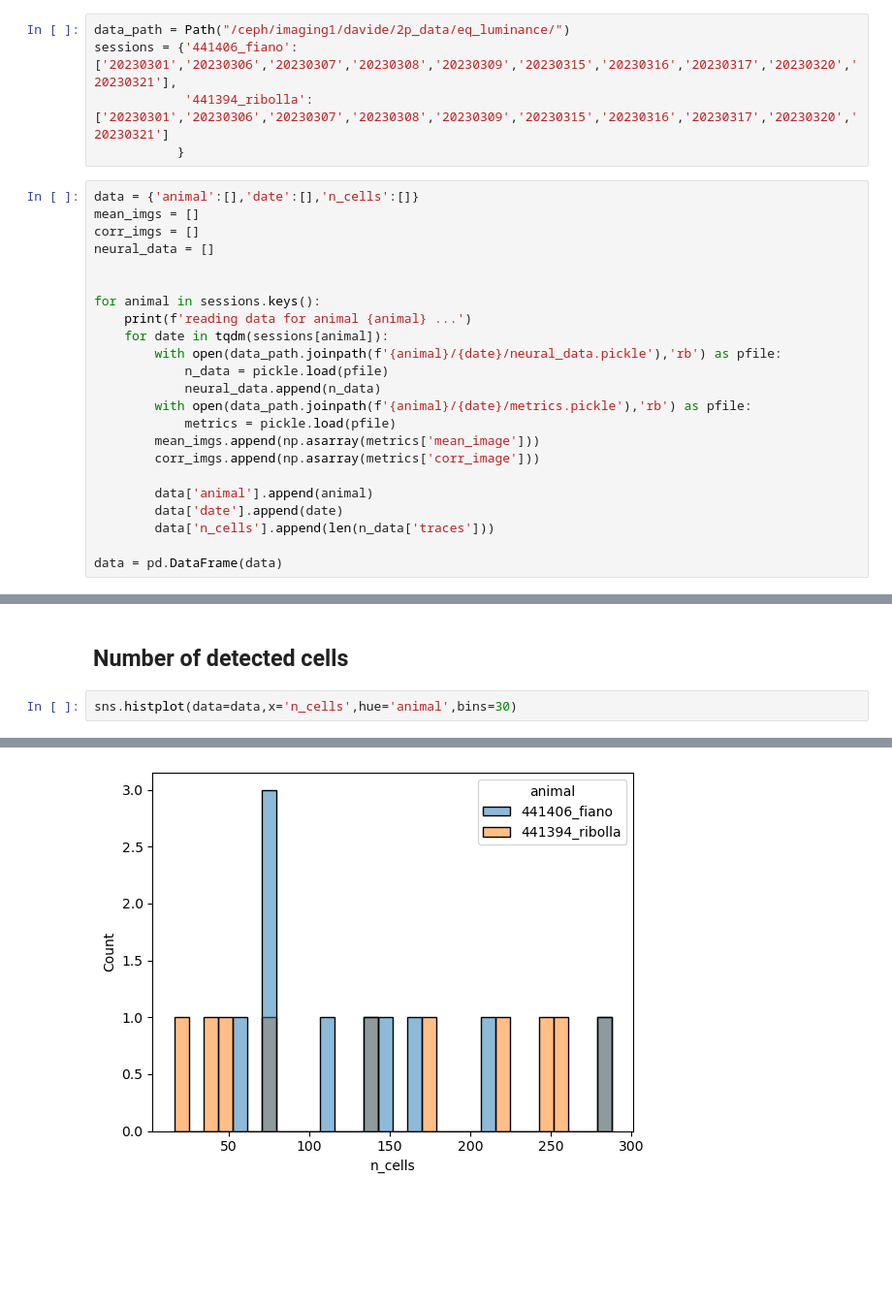
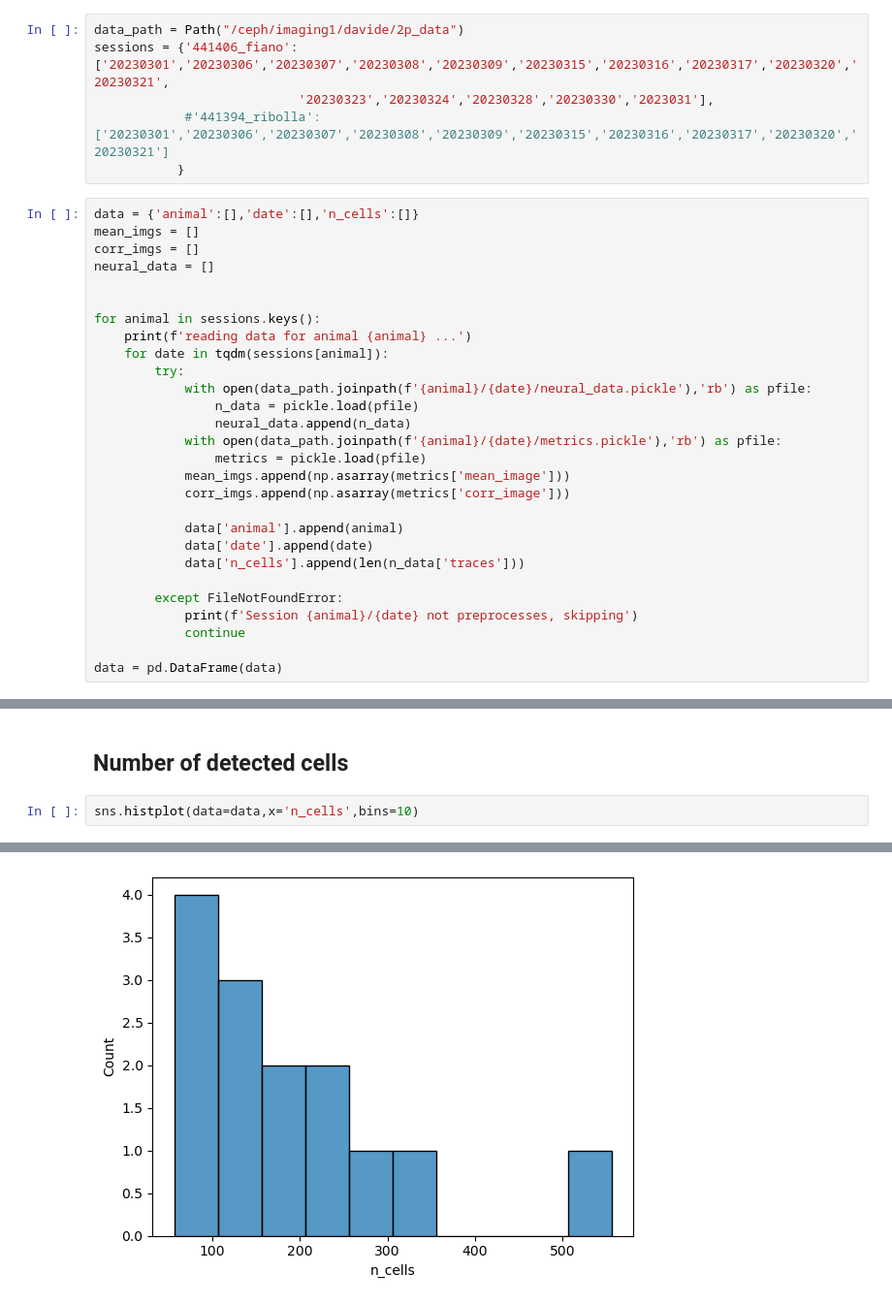
Before and after one commit to NeuroNetMem/pipeline_2p, a Jupyter notebook: batch_overview.ipynb, the cells around one changed output, grey strips where cells are left out. Shown at 97% size. Saved outputs shown, nothing was run; the diff lists cells and outputs as text; blank space fills up the shorter version.

```diff
--- a/batch_overview.ipynb
+++ b/batch_overview.ipynb
@@ -15,9 +15,10 @@ This notebook reads the results from a batch of preprocessed session and display
 # %% [markdown]
 ## Load data
 # %%
-data_path = Path("/ceph/imaging1/davide/2p_data/eq_luminance/")
-sessions = {'441406_fiano':['20230301','20230306','20230307','20230308','20230309','20230315','20230316','20230317','20230320','20230321'],
-            '441394_ribolla':['20230301','20230306','20230307','20230308','20230309','20230315','20230316','20230317','20230320','20230321']
+data_path = Path("/ceph/imaging1/davide/2p_data")
+sessions = {'441406_fiano':['20230301','20230306','20230307','20230308','20230309','20230315','20230316','20230317','20230320','20230321',
+                           '20230323','20230324','20230328','20230330','2023031'],
+            #'441394_ribolla':['20230301','20230306','20230307','20230308','20230309','20230315','20230316','20230317','20230320','20230321']
            }
 # %%
 data = {'animal':[],'date':[],'n_cells':[]}
@@ -29,17 +30,22 @@ neural_data = []
 for animal in sessions.keys():
     print(f'reading data for animal {animal} ...')
     for date in tqdm(sessions[animal]):
-        with open(data_path.joinpath(f'{animal}/{date}/neural_data.pickle'),'rb') as pfile:
-            n_data = pickle.load(pfile)
-            neural_data.append(n_data)
-        with open(data_path.joinpath(f'{animal}/{date}/metrics.pickle'),'rb') as pfile:
-            metrics = pickle.load(pfile)
-        mean_imgs.append(np.asarray(metrics['mean_image']))
-        corr_imgs.append(np.asarray(metrics['corr_image']))
+        try:
+            with open(data_path.joinpath(f'{animal}/{date}/neural_data.pickle'),'rb') as pfile:
+                n_data = pickle.load(pfile)
+                neural_data.append(n_data)
+            with open(data_path.joinpath(f'{animal}/{date}/metrics.pickle'),'rb') as pfile:
+                metrics = pickle.load(pfile)
+            mean_imgs.append(np.asarray(metrics['mean_image']))
+            corr_imgs.append(np.asarray(metrics['corr_image']))
 
-        data['animal'].append(animal)
-        data['date'].append(date)
-        data['n_cells'].append(len(n_data['traces']))
+            data['animal'].append(animal)
+            data['date'].append(date)
+            data['n_cells'].append(len(n_data['traces']))
+
+        except FileNotFoundError:
+            print(f'Session {animal}/{date} not preprocesses, skipping')
+            continue
 
 data = pd.DataFrame(data)
 # %% [output]
@@ -73,7 +81,7 @@ interactive(children=(IntSlider(value=0, description='i', max=20), Output()), _d
 # %% [markdown]
 ## Number of detected cells
 # %%
-sns.histplot(data=data,x='n_cells',hue='animal',bins=30)
+sns.histplot(data=data,x='n_cells',bins=10)
 # %% [output]
 <Axes: xlabel='n_cells', ylabel='Count'>
-[figure, old version]
+[figure, new version]
```
Also changed, not shown: parts of 3 cells of this notebook, 6 other files.
